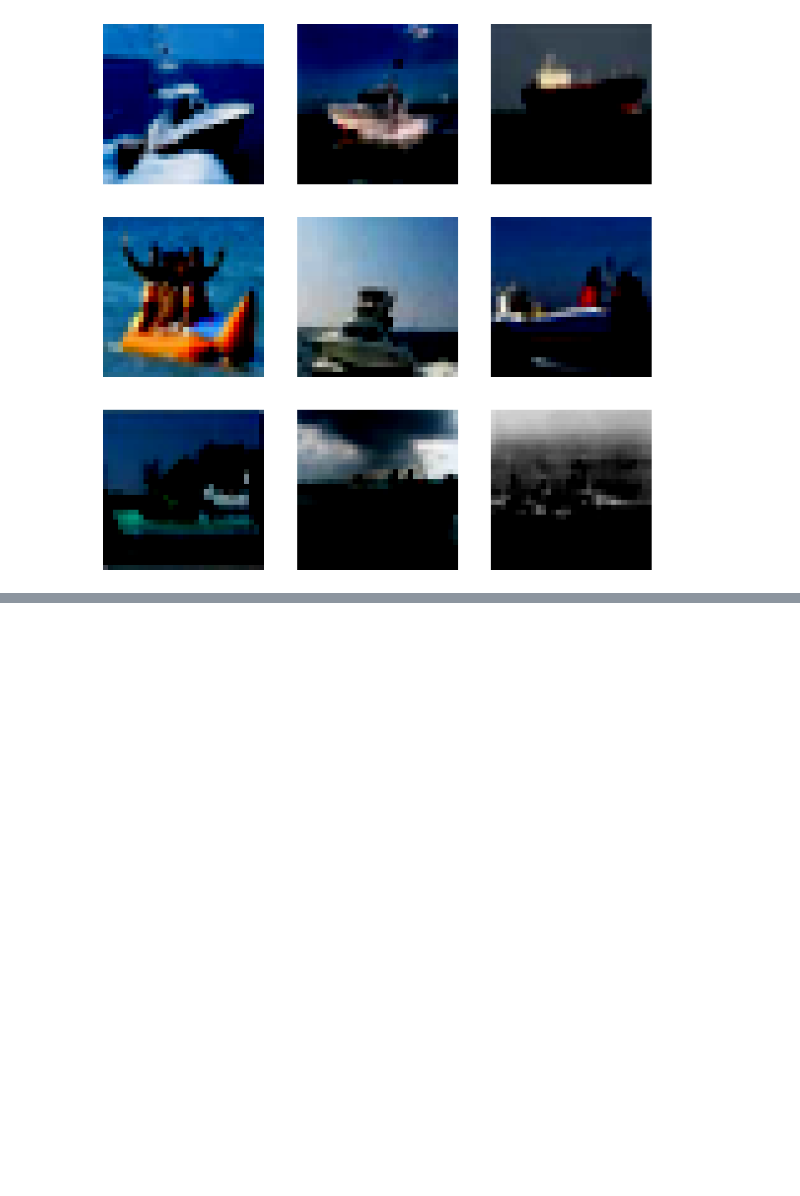
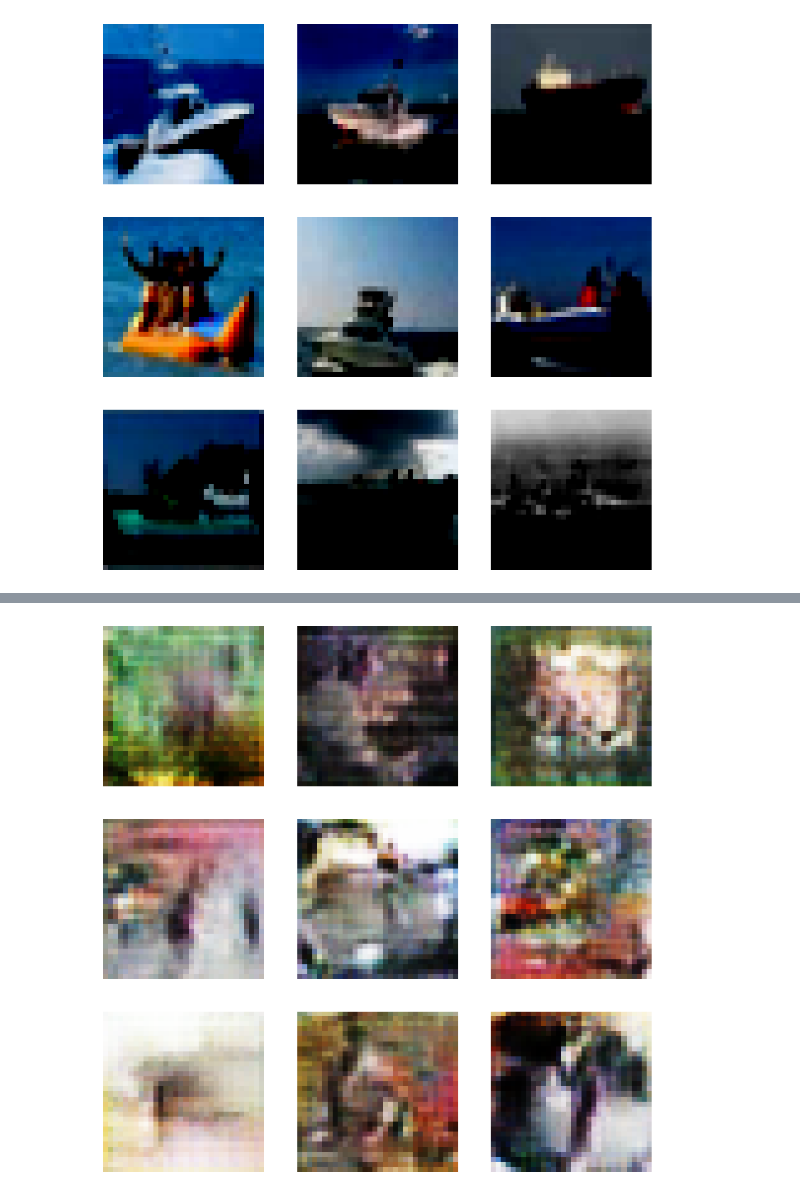
Before and after one commit to vedantnilabh/GAN-Lab, a Jupyter notebook: main.ipynb, the cells around one changed output, grey strips where cells are left out. Cells and saved outputs as stored; diff of their text form; code cells hidden in the pictures; blank space fills up the shorter version.

```diff
--- a/main.ipynb
+++ b/main.ipynb
@@ -809,0 +788,26 @@ for i in range(generated_images.shape[0]):
+# %%
+# plot 10 images from new cond gan at class 8:
+
+CLASS_TO_GEN = 3
+
+noise = tf.random.normal([9, latent_dim])
+
+# generate images
+# Create a numpy vector where all the values are 8
+array = [CLASS_TO_GEN] * 9
+# Convert the array to a numpy array
+class_labels = np.array(array)
+
+generated_images = new_cond_gan.generator.call(noise, class_labels, training=False)
+generated_images = (generated_images * 127.5) + 127.5
+
+# plot the result
+
+fig = plt.figure(figsize=(10, 10))
+
+for i in range(generated_images.shape[0]):
+    plt.subplot(3, 3, i + 1)
+    plt.imshow(generated_images[i].numpy().astype("int32"))
+    plt.axis("off")
+# %% [output]
+[figure, added]
```
Also changed, not shown: parts of 44 cells of this notebook, 1 other file.
